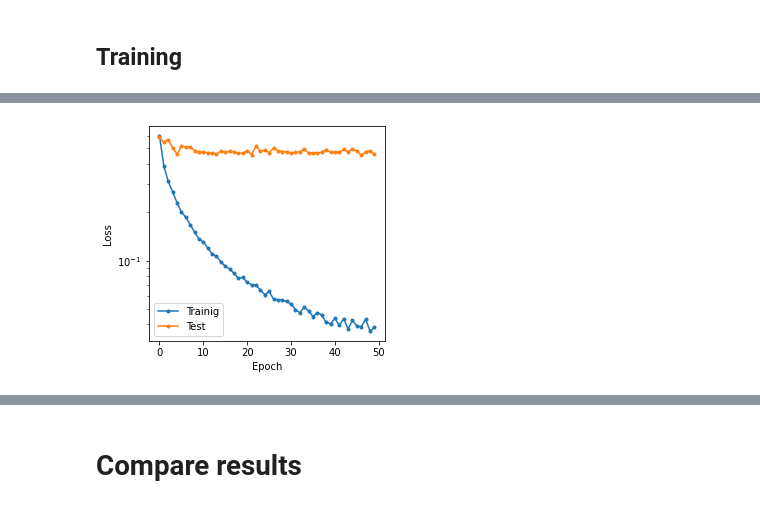
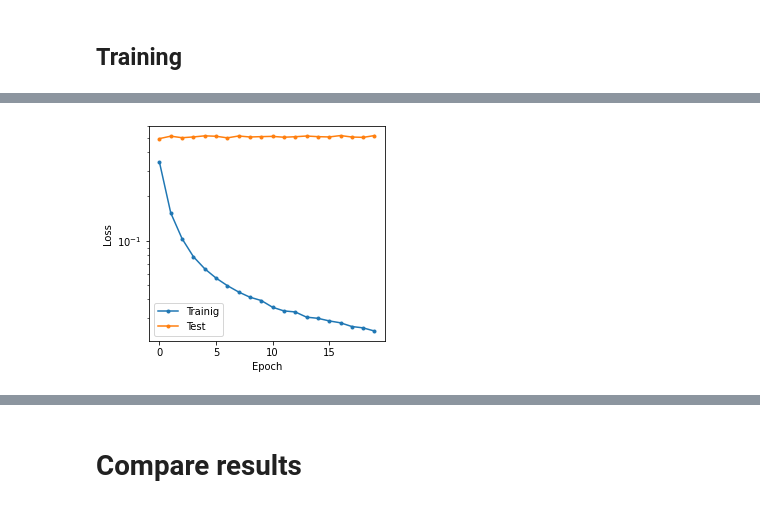
Before and after one commit to anastasiaGor/oceanDataNotebooks, a Jupyter notebook: density_ML/05-compare_determ_param.ipynb, the cells around one changed output, grey strips where cells are left out. Cells and saved outputs as stored; diff of their text form; code cells hidden in the pictures.

```diff
--- a/density_ML/05-compare_determ_param.ipynb
+++ b/density_ML/05-compare_determ_param.ipynb
@@ -92,7 +92,7 @@ class ToTensor(object):
 # %% [markdown]
 # Data Loader
 # %%
-list_of_datasets = sorted(glob.glob('oceanDataNotebooks/density_ML/datasets/dataset?.nc'))
+list_of_datasets = sorted(glob.glob('datasets/dataset?.nc'))
 #list_of_datasets = ['oceanDataNotebooks/density_ML/datasets/dataset'+str(index)+'.nc' for index in range(4)]
 # %%
 list_of_datasets
@@ -176,7 +180,7 @@ def transform_target(sample) :
     return sample['sigma0_delta'].view(-1, 1).to(torch.float32).to(device)
 # %%
 %%time
-nb_of_epochs = 30
+nb_of_epochs = 20
 
 epoch_training_losses = np.empty(nb_of_epochs)
 epoch_test_losses = np.empty(nb_of_epochs)
@@ -242,8 +246,8 @@ class first_CNN(nn.Module):
         self.conv3 = nn.Conv2d(64, 128, kernel_size=3, padding='same', padding_mode='replicate')
         self.conv4 = nn.Conv2d(128, 64, kernel_size=3, padding='same', padding_mode='replicate')
         self.conv5 = nn.Conv2d(64, len(keys_targets_CNN), kernel_size=3, padding='same', padding_mode='replicate')
-        self.batch_norm1 = nn.BatchNorm2d(32)
-        self.batch_norm2 = nn.BatchNorm2d(64)
+        #self.batch_norm1 = nn.BatchNorm2d(32)
+        #self.batch_norm2 = nn.BatchNorm2d(64)
 
     def forward(self, x):
         # conv layer 1
@@ -289,16 +291,16 @@ first_CNN(
 )
 # %%
 def transform_input_CNN(sample) :
-    return torch.transpose(torch.stack([sample[key] for key in keys_input_CNN]), 0, 1)
+    return torch.transpose(torch.stack([sample[key] for key in keys_input_CNN]), 0, 1).to(device)
 def transform_target_CNN(sample) :
-    return sample['sigma0_delta'].view(batch_size, 1, h, w)
+    return sample['sigma0_delta'].view(batch_size, 1, h, w).to(device)
 # %%
 # Loss and Optimizer
 criterion = nn.MSELoss()  # softmax is already here!
 optimizer = torch.optim.Adam(modelCNN.parameters(), lr=0.001)
 # %%
 %%time
-nb_of_epochs = 50
+nb_of_epochs = 20
 
 epoch_training_losses = np.empty(nb_of_epochs)
 epoch_test_losses = np.empty(nb_of_epochs)
@@ -313,35 +315,35 @@ for epoch in tqdm(range(nb_of_epochs)):
         optimizer.zero_grad()
 
         # Forward pass
         x = transform_input_CNN(sample)
         y = modelCNN(x)
         loss = criterion(y, transform_target_CNN(sample))
         # Backward pass
         loss.backward()
         optimizer.step()
-        training_losses = np.append(training_losses, loss.detach().numpy())
+        training_losses = np.append(training_losses, loss.detach().cpu().numpy())
     epoch_training_losses[epoch] = np.mean(training_losses)
     # Test
     with torch.no_grad():
         test_losses = list()
         for sample in tqdm(test_data_loader, desc='Testing', ascii=True):
             # Forward pass
-            x = torch.transpose(torch.stack([sample[key] for key in keys_input_CNN]), 0, 1)
+            x = transform_input_CNN(sample)
             y = modelCNN(x)
 
-            loss = criterion(y, sample['sigma0_delta'].view(batch_size, 1, h, w))
-            test_losses = np.append(test_losses, loss.detach().numpy())
+            loss = criterion(y, transform_target_CNN(sample))
+            test_losses = np.append(test_losses, loss.detach().cpu().numpy())
         epoch_test_losses[epoch] = np.mean(test_losses)
     fig, ax = plt.subplots(ncols=1, nrows=1, figsize=(4,3.5), constrained_layout=True)
 
     ax.plot(epoch_training_losses[0:epoch+1], '.-', label='Trainig')
     ax.plot(epoch_test_losses[0:epoch+1], '.-', label='Test')
     ax.set(yscale='log', xlabel='Epoch', ylabel='Loss')
     ax.legend()
 
     display.display(plt.gcf())
     display.clear_output(wait=True)
 
     plt.show()
 # %% [output]
-[figure, old version]
+[figure, new version]
```
Also changed, not shown: parts of 13 cells of this notebook, 4 other files.
